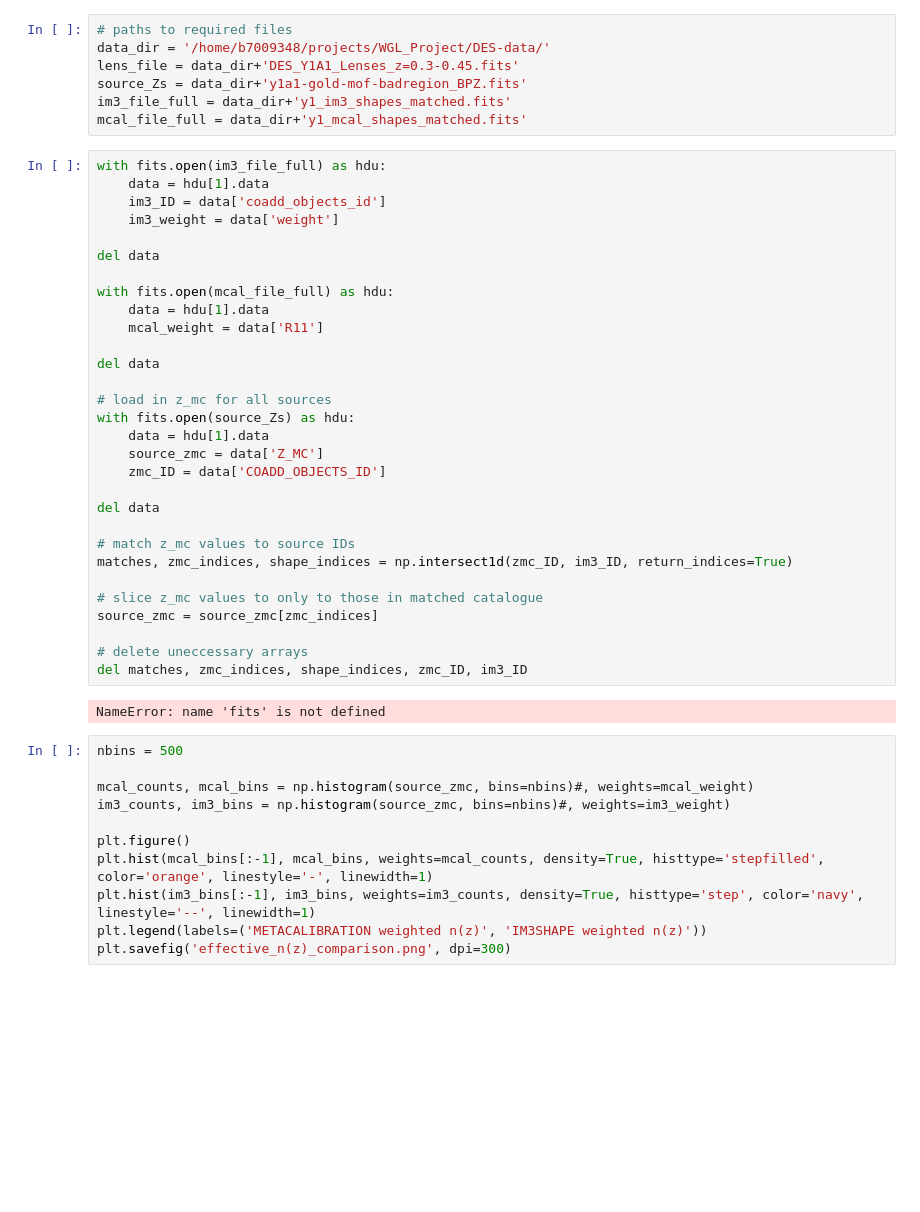
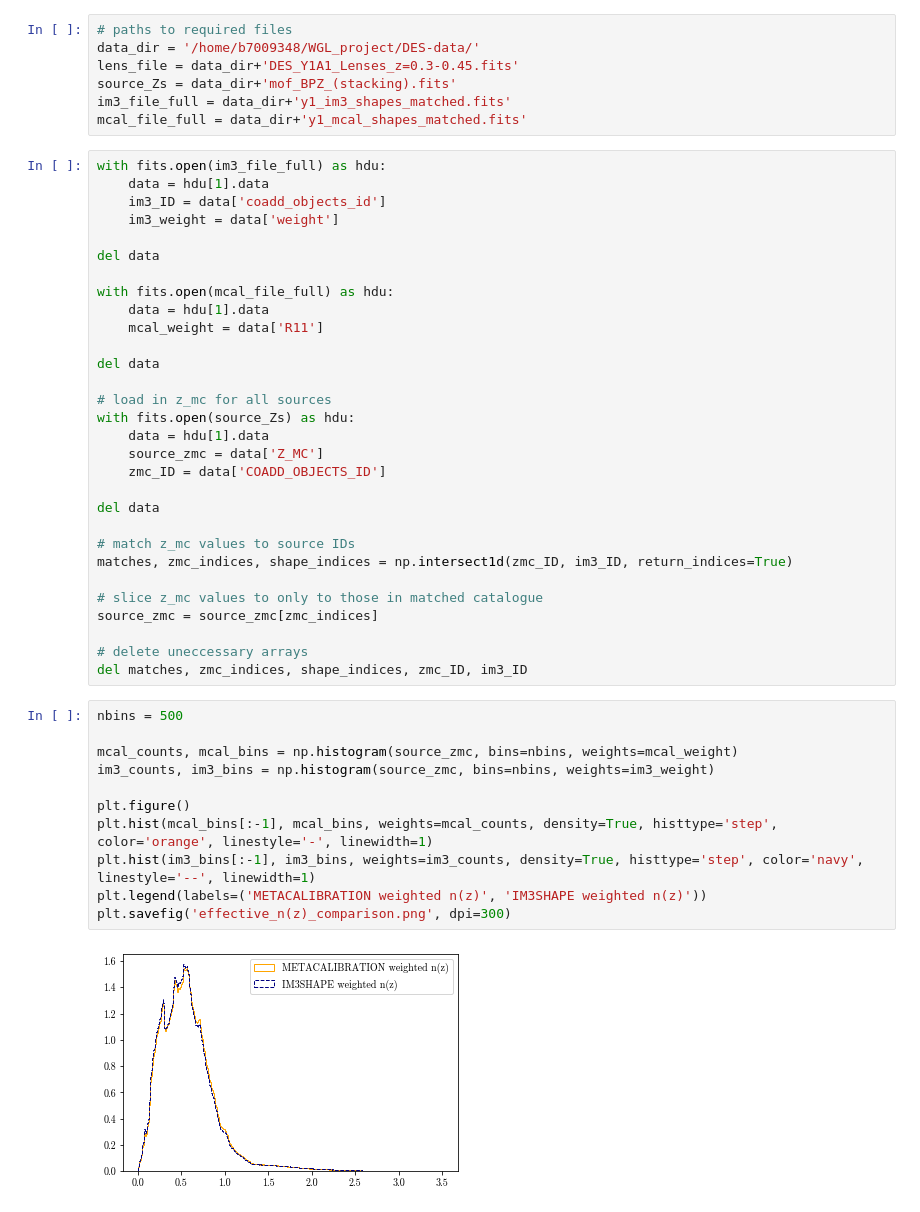
Before and after one commit to CMacM/IA-multiple-shear-estimates, a Jupyter notebook: redshift_distribution.ipynb, the cells around one changed output. Drawn from its saved outputs; the diff is of its cells as text; blank space fills up the shorter version.

```diff
--- a/redshift_distribution.ipynb
+++ b/redshift_distribution.ipynb
@@ -13,8 +13,8 @@ data_dir = '/home/b7009348/projects/WGL_Project/DES-data/'
 # %%
 # paths to required files
-data_dir = '/home/b7009348/projects/WGL_Project/DES-data/'
+data_dir = '/home/b7009348/WGL_project/DES-data/'
 lens_file = data_dir+'DES_Y1A1_Lenses_z=0.3-0.45.fits'
-source_Zs = data_dir+'y1a1-gold-mof-badregion_BPZ.fits'
+source_Zs = data_dir+'mof_BPZ_(stacking).fits'
 im3_file_full = data_dir+'y1_im3_shapes_matched.fits'
 mcal_file_full = data_dir+'y1_mcal_shapes_matched.fits'
 # %%
@@ -47,16 +47,16 @@ source_zmc = source_zmc[zmc_indices]
 
 # delete uneccessary arrays
 del matches, zmc_indices, shape_indices, zmc_ID, im3_ID
-# %% [output]
-NameError: name 'fits' is not defined
 # %%
 nbins = 500
 
-mcal_counts, mcal_bins = np.histogram(source_zmc, bins=nbins)#, weights=mcal_weight)
-im3_counts, im3_bins = np.histogram(source_zmc, bins=nbins)#, weights=im3_weight)
+mcal_counts, mcal_bins = np.histogram(source_zmc, bins=nbins, weights=mcal_weight)
+im3_counts, im3_bins = np.histogram(source_zmc, bins=nbins, weights=im3_weight)
 
 plt.figure()
-plt.hist(mcal_bins[:-1], mcal_bins, weights=mcal_counts, density=True, histtype='stepfilled', color='orange', linestyle='-', linewidth=1)
+plt.hist(mcal_bins[:-1], mcal_bins, weights=mcal_counts, density=True, histtype='step', color='orange', linestyle='-', linewidth=1)
 plt.hist(im3_bins[:-1], im3_bins, weights=im3_counts, density=True, histtype='step', color='navy', linestyle='--', linewidth=1)
 plt.legend(labels=('METACALIBRATION weighted n(z)', 'IM3SHAPE weighted n(z)'))
 plt.savefig('effective_n(z)_comparison.png', dpi=300)
+# %% [output]
+[figure, added]
```
Also changed, not shown: parts of 1 cell of this notebook, 5 other files.
